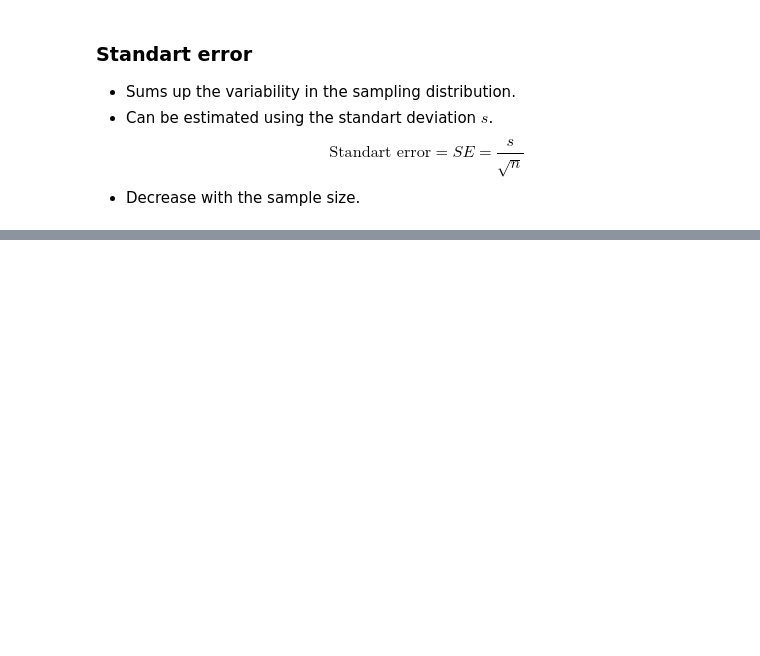
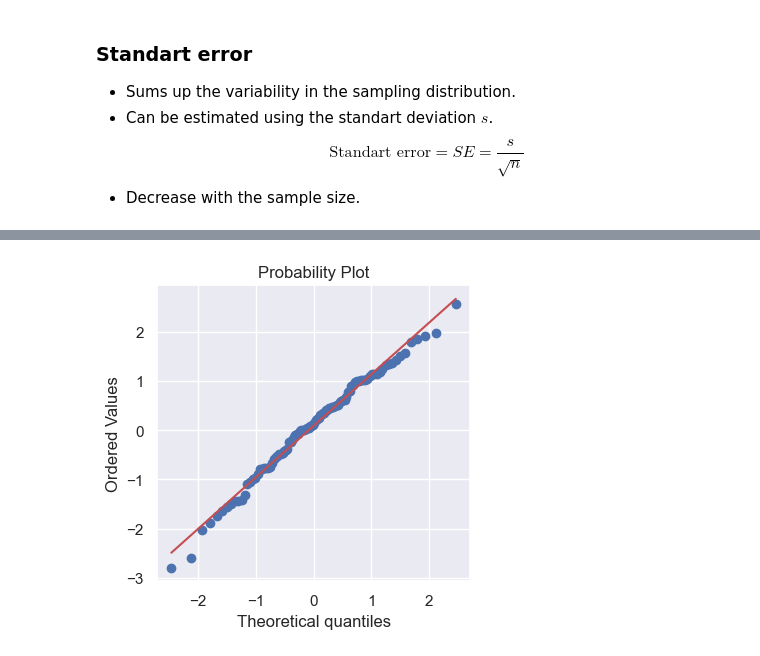
Before and after one commit to alvarodiegomaia/practical-statistics-for-data-scientists, a Jupyter notebook: notebooks/Chapter 2 - Data and Sampling Distributions.ipynb, the cells around one changed output, grey strips where cells are left out. Drawn from its saved outputs; the diff is of its cells as text; code cells hidden in the pictures; blank space fills up the shorter version.

```diff
--- a/notebooks/Chapter 2 - Data and Sampling Distributions.ipynb
+++ b/notebooks/Chapter 2 - Data and Sampling Distributions.ipynb
@@ -171,0 +386,11 @@ plt.show()
+# %%
+# QQ-plot for 100 points randomly generated from a normal distribution
+fig, ax = plt.subplots(figsize=(4, 4))
+
+norm_sample = stats.norm.rvs(size=100)
+stats.probplot(norm_sample, plot=ax)
+
+plt.tight_layout()
+plt.show()
+# %% [output]
+[figure, added]
```
Also changed, not shown: parts of 36 cells of this notebook.
